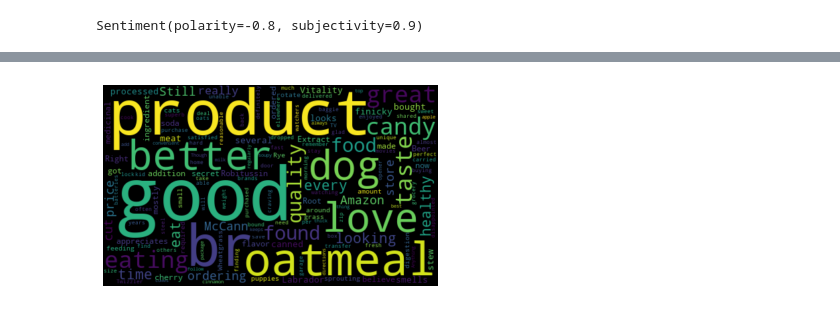
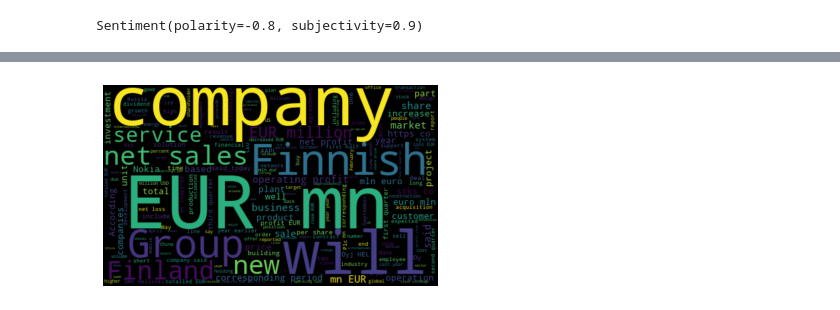
Before and after one commit to LeoJua/AndresBarberShop, a Jupyter notebook: bigdatafinal.ipynb, the cells around one changed output, grey strips where cells are left out. Drawn from its saved outputs; the diff is of its cells as text; code cells hidden in the pictures.

```diff
--- a/bigdatafinal.ipynb
+++ b/bigdatafinal.ipynb
@@ -25,6 +28,6 @@ TextBlob('Odio el código spaguetti').translate(from_lang='es', to='en').sentime
 # %% [output]
 Sentiment(polarity=-0.8, subjectivity=0.9)
 # %%
-df = pd.read_csv('Reviews.csv')
-df.head(50)
+df = pd.read_csv('data.csv')
+df.head(3)
 # %% [output]
@@ -50,7 +43,7 @@ def cleanTxt(text):
   text = re.sub(r'@[A-Za-z0-9]+', '', text)
   return text
 # %%
-df['cleanTxt'] = df['texto'].apply(cleanTxt)
+df['cleanTxt'] = df['Sentence'].apply(cleanTxt)
 # %%
  #crear una funcion para obtener la subjetividad
 def getSubjectivity (text):
@@ -59,8 +52,8 @@ def getSubjectivity (text):
 def getPolarity (text):
   return TextBlob(text). sentiment.polarity
 #crear dos columnas 'Subjectivity' y 'Polarity'
-df['Subjectivity'] = df['texto'].apply(getSubjectivity)
-df['Polarity'] = df [ 'texto'].apply(getPolarity)
+df['Subjectivity'] = df['Sentence'].apply(getSubjectivity)
+df['Polarity'] = df [ 'Sentence'].apply(getPolarity)
 #mostrar el nuevo DataFrame con las dos nuevas columnas 'Subjectivity' y 'Polarity'
 df
 # %% [output]
@@ -81,14 +73,15 @@ df
 # %%
 
  #visualizacion de la nube de palabras
-allWords = ''.join([twts for twts in df['texto']])
+import matplotlib.pyplot as plt
+allWords = ''.join([twts for twts in df['Sentence']])
 wordCloud = WordCloud(width=500, height=300, random_state=21, max_font_size=110).generate(allWords)
 
 plt.imshow(wordCloud, interpolation="bilinear")
 plt.axis ('off')
 plt.show()
 # %% [output]
-[figure, old version]
+[figure, new version]
 # %%
  # Cree una función para calcular el análisis negativo (-1), neutral (0) y positivo (+1)
 def getAnalysis (score):
```
Also changed, not shown: parts of 11 cells of this notebook.
